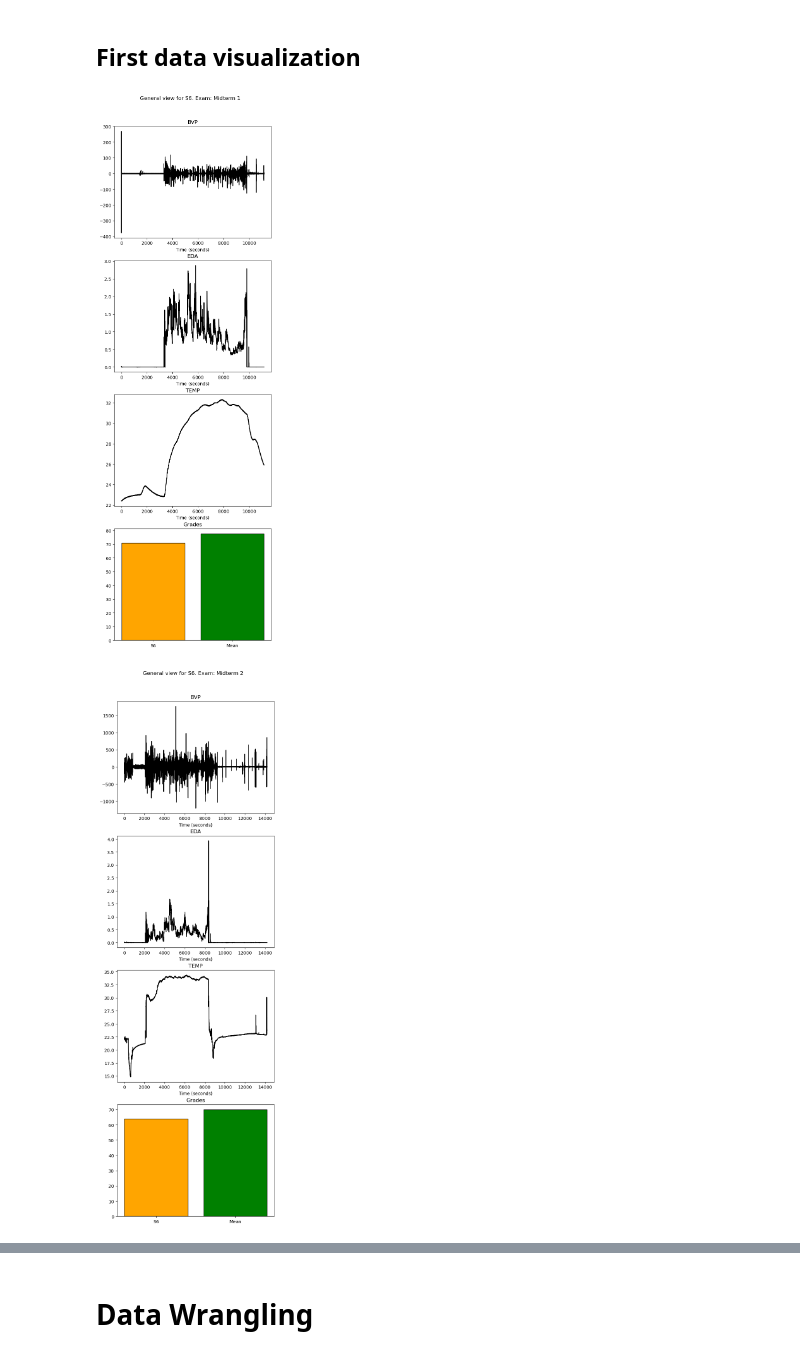
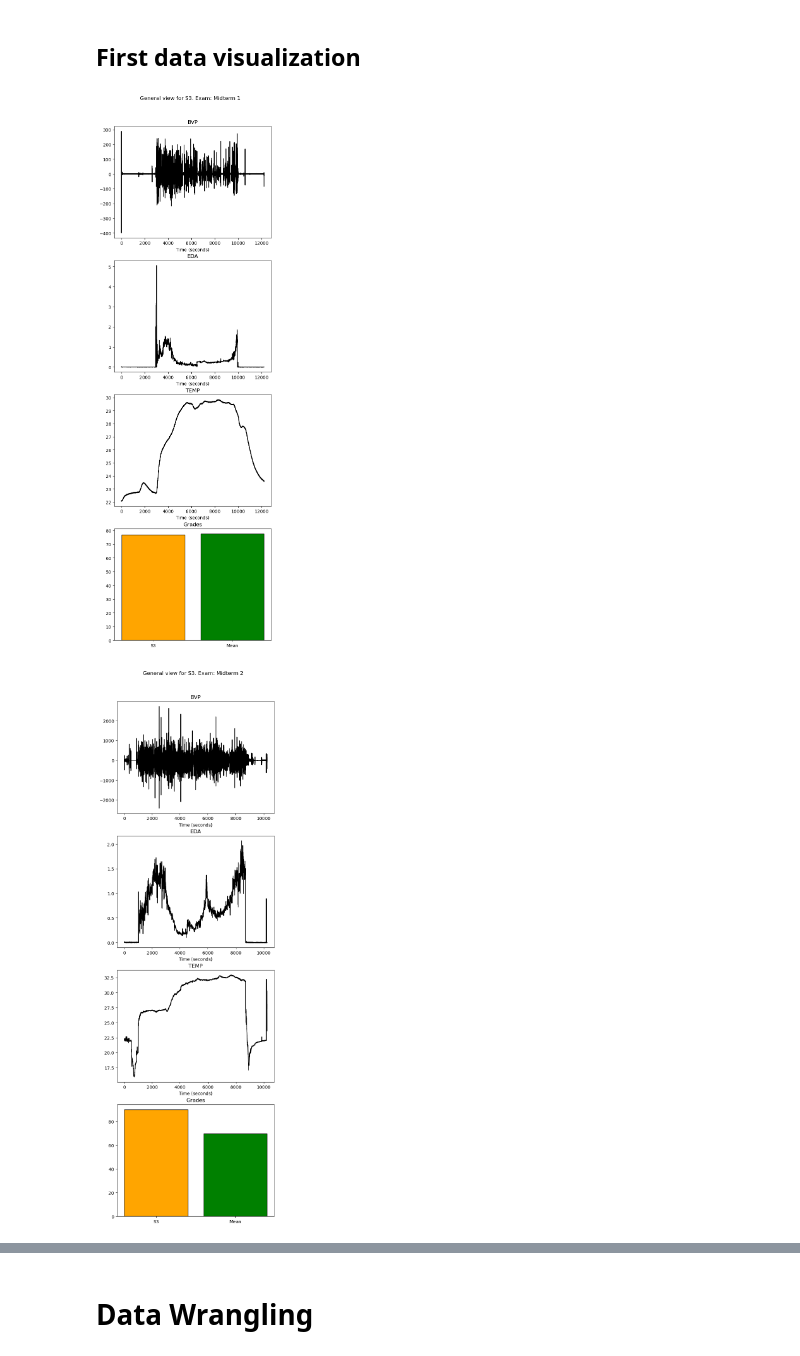
Before and after one commit to jsForeroBiomed/wearable-stress-exam-performance, a Jupyter notebook: Physiological-signals.ipynb, the cells around one changed output, grey strips where cells are left out. Saved outputs shown, nothing was run; the diff lists cells and outputs as text; code cells hidden in the pictures.

```diff
--- a/Physiological-signals.ipynb
+++ b/Physiological-signals.ipynb
@@ -88,7 +88,7 @@ for student in students_list: # Loop over each student
                                     names=values,
                                     )
             time_freq_dict[student][exam][physio_var] = read_data.loc[0:1, :]
-            time_freq_dict[student][exam][physio_var].index = ['Initial time (Unix)', 'Sample rate']
+            time_freq_dict[student][exam][physio_var].index = ['Initial time (Unix)', 'Sampling rate']
             students_dict[student][exam][physio_var] = read_data.loc[2:, :]
 # %% [markdown]
 ## Reading grades data
@@ -217,7 +213,7 @@ def general_visualization(student_code: str, exam: str, physio_variables: Dict,
     plt.subplots_adjust(top=3.5)
 
     for index_plot in range(n_plot):
-        sampling_rate = int(time_freq_dict[student_code][exam][list_variables[index_plot]].loc['Sample rate', :])
+        sampling_rate = int(time_freq_dict[student_code][exam][list_variables[index_plot]].loc['Sampling rate', :])
         t = np.arange(0, len(exam_info[list_variables[index_plot]])) / sampling_rate
         ax[index_plot].set_title(f'{list_variables[index_plot]}')
         ax[index_plot].plot(t, exam_info[list_variables[index_plot]], color='k')
@@ -231,9 +227,9 @@ def general_visualization(student_code: str, exam: str, physio_variables: Dict,
         ax[index_plot + 1].set_xticks(np.arange(2))
         ax[index_plot + 1].set_xticklabels([student_code, 'Mean'])
 # %%
-general_visualization('S6', 'Midterm 1', physio_variables)
-general_visualization('S6', 'Midterm 2', physio_variables)
-general_visualization('S6', 'Final', physio_variables)
+general_visualization('S3', 'Midterm 1', physio_variables)
+general_visualization('S3', 'Midterm 2', physio_variables)
+general_visualization('S3', 'Final', physio_variables)
 # %% [output]
-[figure, old version]
+[figure, new version]
-[figure, old version]
+[figure, new version]
```
Also changed, not shown: parts of 11 cells of this notebook.
